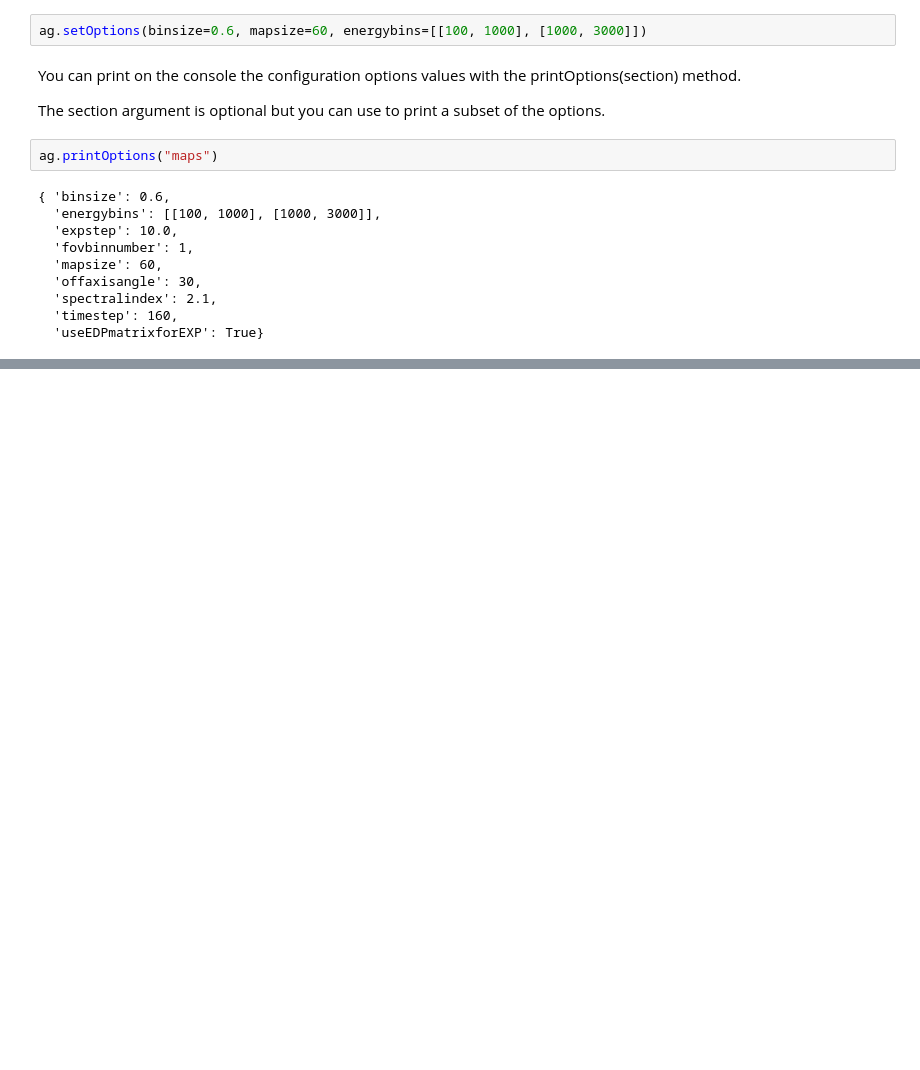
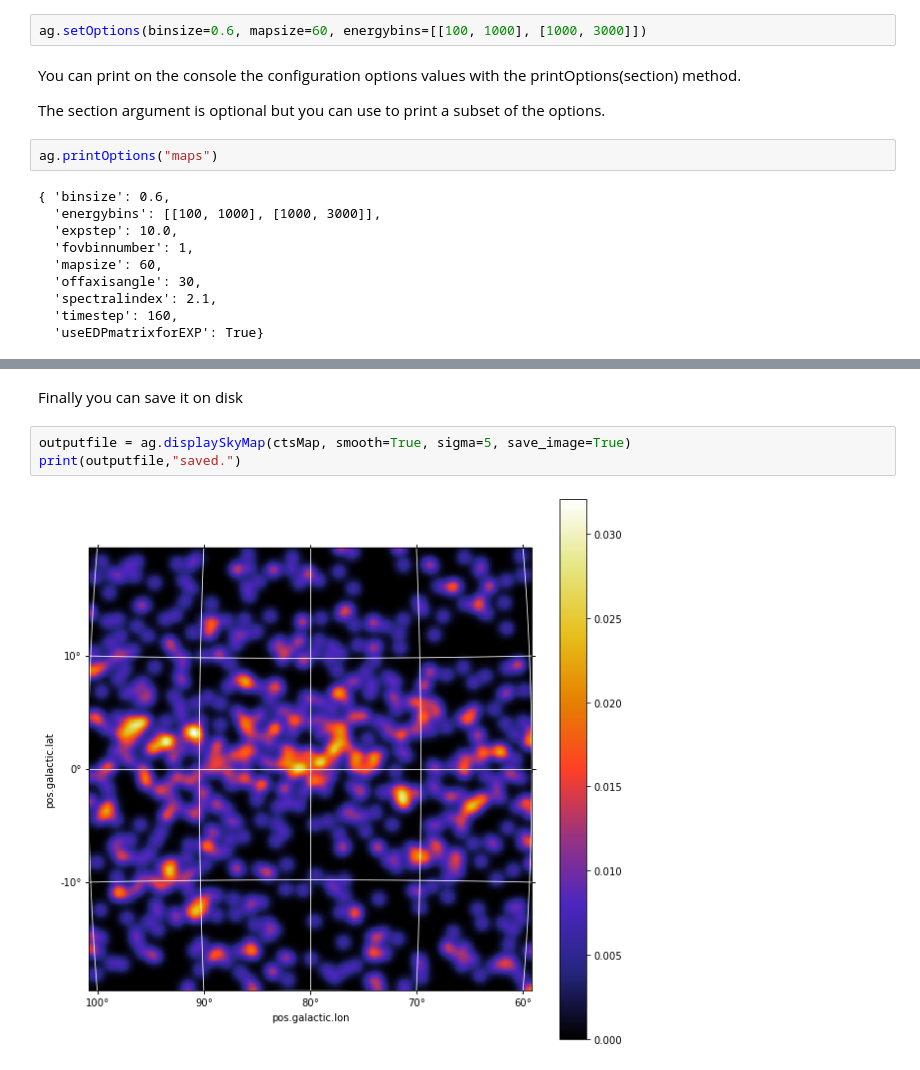
Before and after one commit to AGILESCIENCE/Agilepy, a Jupyter notebook: agilepy/notebooks/agilepy-quickstart.ipynb, the cells around one changed output, grey strips where cells are left out. Drawn from its saved outputs; the diff is of its cells as text; blank space fills up the shorter version.

```diff
--- a/agilepy/notebooks/agilepy-quickstart.ipynb
+++ b/agilepy/notebooks/agilepy-quickstart.ipynb
@@ -275,0 +316,7 @@ ag.printOptions("maps")
+# %% [markdown]
+Finally you can save it on disk
+# %%
+outputfile = ag.displaySkyMap(ctsMap, smooth=True, sigma=5, save_image=True)
+print(outputfile,"saved.")
+# %% [output]
+[figure, added]
```
Also changed, not shown: parts of 12 cells of this notebook, 1 other file.
